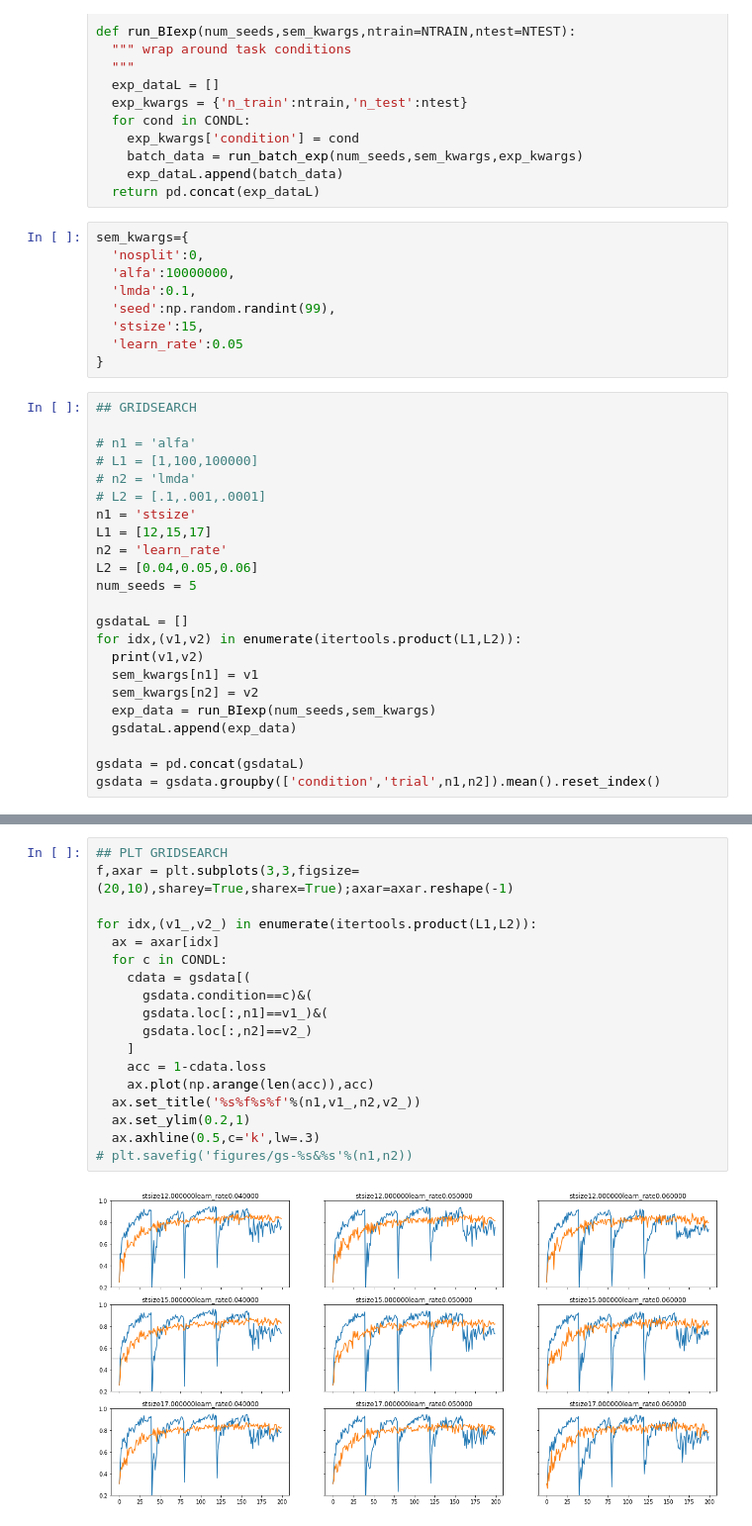
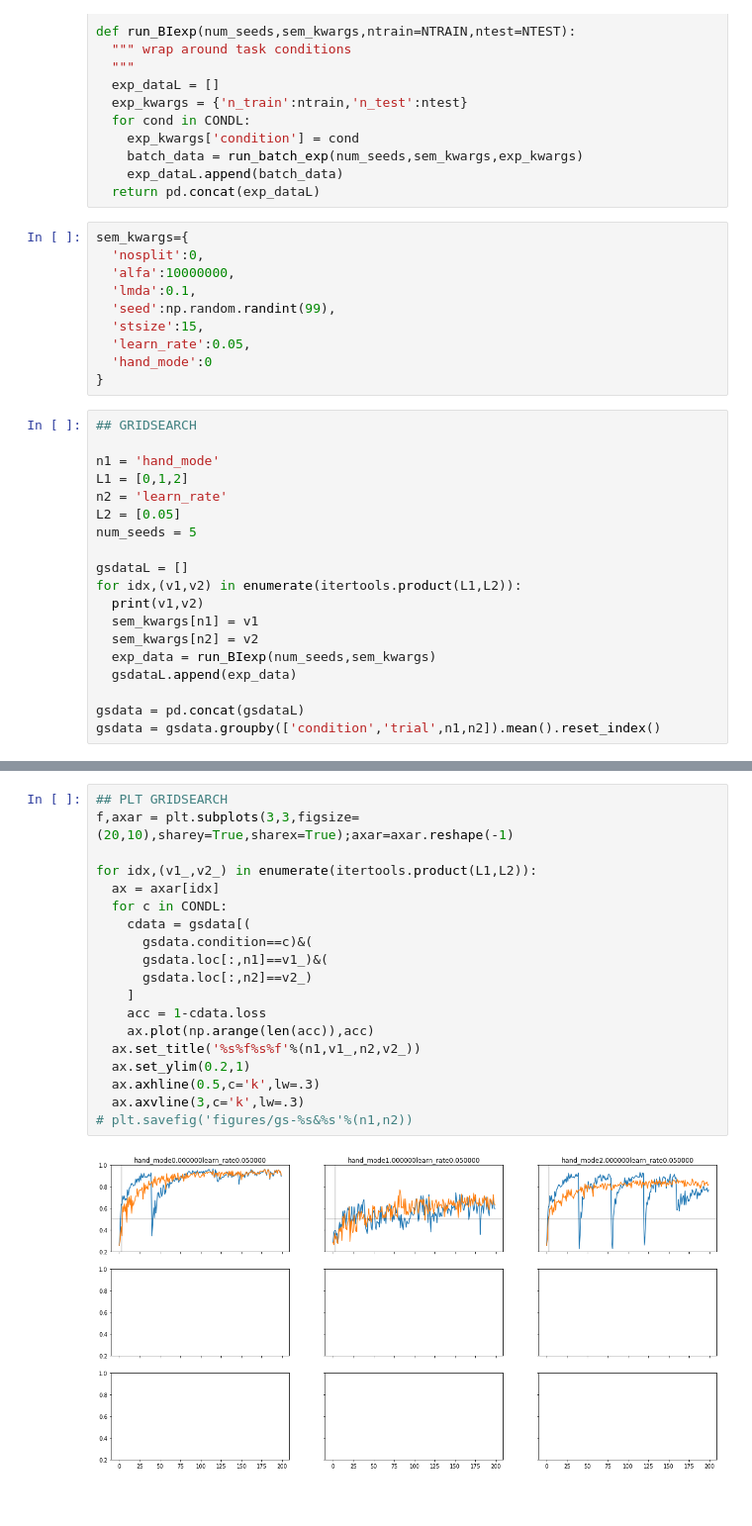
Before and after one commit to andrebeu/SEMCSW, a Jupyter notebook: NB-gs-small.ipynb, the cells around one changed output, grey strips where cells are left out. Shown at 99% size. Drawn from its saved outputs; the diff is of its cells as text.

Commit message:
working on hand held splitting rule based on PE

```diff
--- a/NB-gs-small.ipynb
+++ b/NB-gs-small.ipynb
@@ -61,19 +61,16 @@ sem_kwargs={
   'lmda':0.1,
   'seed':np.random.randint(99),
   'stsize':15,
-  'learn_rate':0.05
+  'learn_rate':0.05,
+  'hand_mode':0
 }
 # %%
 ## GRIDSEARCH
 
-# n1 = 'alfa'
-# L1 = [1,100,100000]
-# n2 = 'lmda'
-# L2 = [.1,.001,.0001]
-n1 = 'stsize'
-L1 = [12,15,17]
+n1 = 'hand_mode'
+L1 = [0,1,2]
 n2 = 'learn_rate'
-L2 = [0.04,0.05,0.06]
+L2 = [0.05]
 num_seeds = 5
 
 gsdataL = []
@@ -107,20 +104,21 @@ seed 4
 # %%
 ## PLT GRIDSEARCH
 f,axar = plt.subplots(3,3,figsize=(20,10),sharey=True,sharex=True);axar=axar.reshape(-1)
 
 for idx,(v1_,v2_) in enumerate(itertools.product(L1,L2)):
   ax = axar[idx]
   for c in CONDL:
     cdata = gsdata[(
       gsdata.condition==c)&(
       gsdata.loc[:,n1]==v1_)&(
       gsdata.loc[:,n2]==v2_)
     ]
     acc = 1-cdata.loss
     ax.plot(np.arange(len(acc)),acc)
   ax.set_title('%s%f%s%f'%(n1,v1_,n2,v2_))
   ax.set_ylim(0.2,1)
   ax.axhline(0.5,c='k',lw=.3)
+  ax.axvline(3,c='k',lw=.3)
 # plt.savefig('figures/gs-%s&%s'%(n1,n2))
 # %% [output]
-[figure, old version]
+[figure, new version]
```
Also changed, not shown: parts of 1 cell of this notebook, 2 other files.
